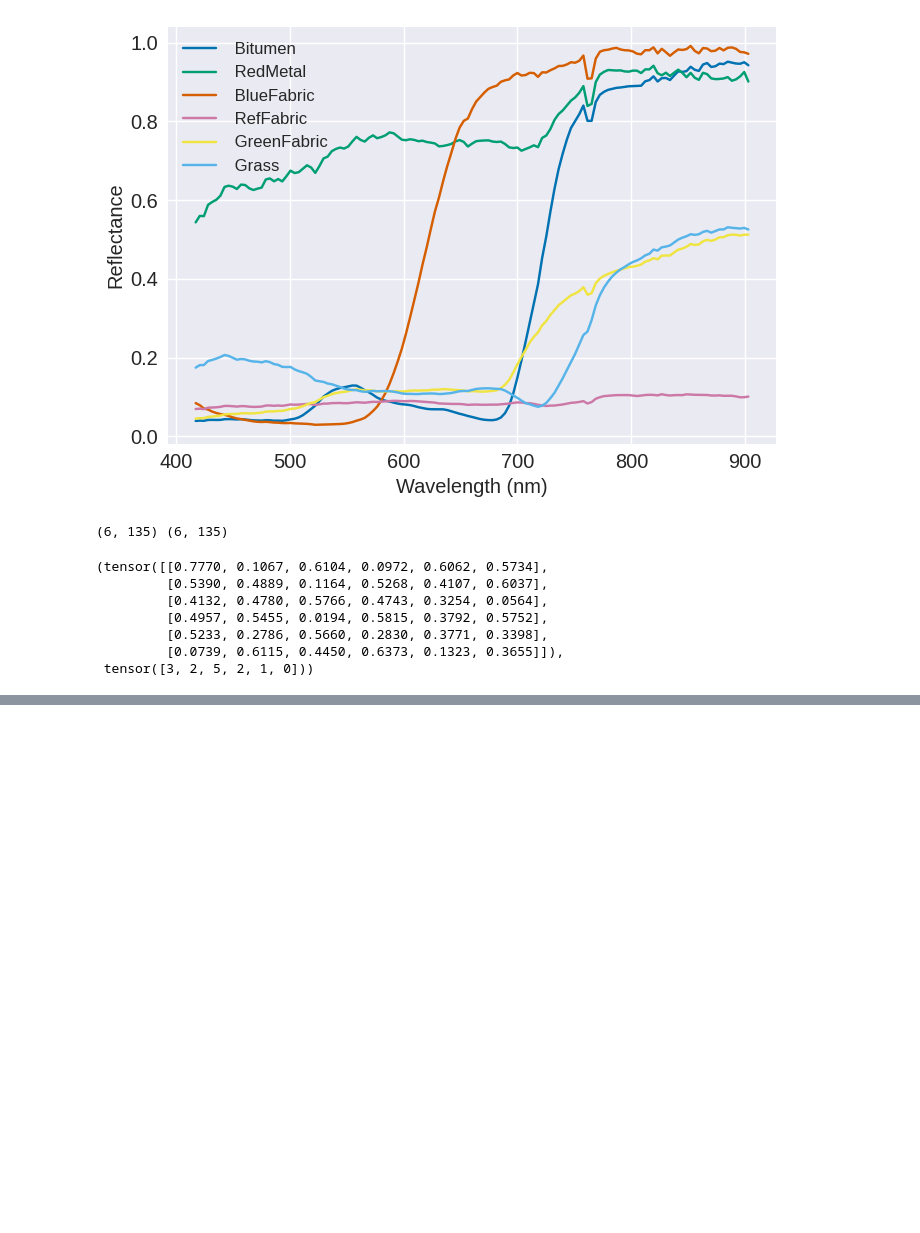
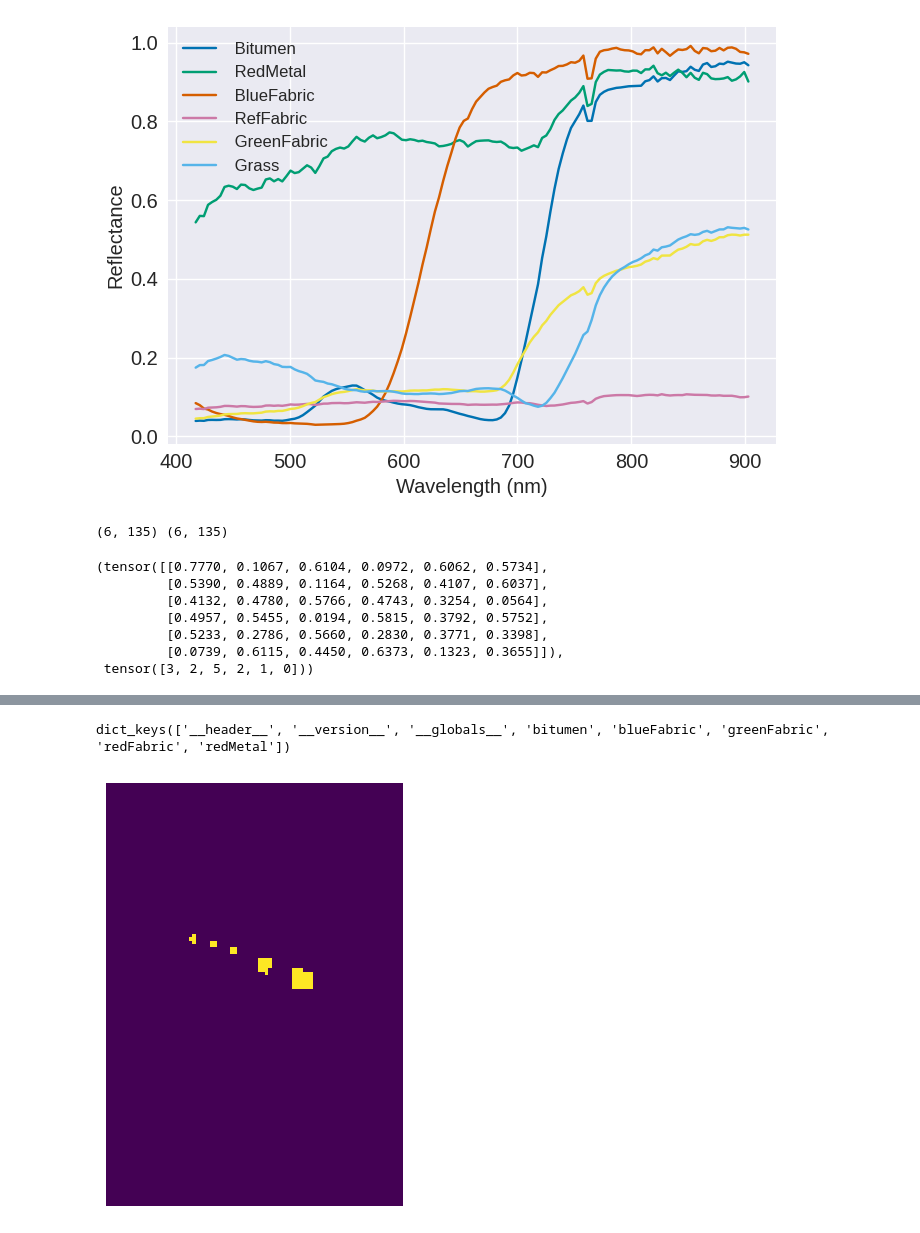
Before and after one commit to SolidusAbi/CLHU, a Jupyter notebook: notebooks/DLR_HySU.ipynb, the cells around one changed output, grey strips where cells are left out. Drawn from its saved outputs; the diff is of its cells as text; code cells hidden in the pictures; blank space fills up the shorter version.

```diff
--- a/notebooks/DLR_HySU.ipynb
+++ b/notebooks/DLR_HySU.ipynb
@@ -101,0 +198,10 @@ sad_result, idx
+# %%
+A = sio.loadmat(os.path.join(DLR_HySU_PATH, 'A.mat'))
+print(A.keys())
+
+plt.imshow(A['blueFabric'].T, cmap='viridis')
+plt.axis('off')
+plt.show()
+# %% [output]
+dict_keys(['__header__', '__version__', '__globals__', 'bitumen', 'blueFabric', 'greenFabric', 'redFabric', 'redMetal'])
+[figure, added]
```
Also changed, not shown: parts of 15 cells of this notebook.
